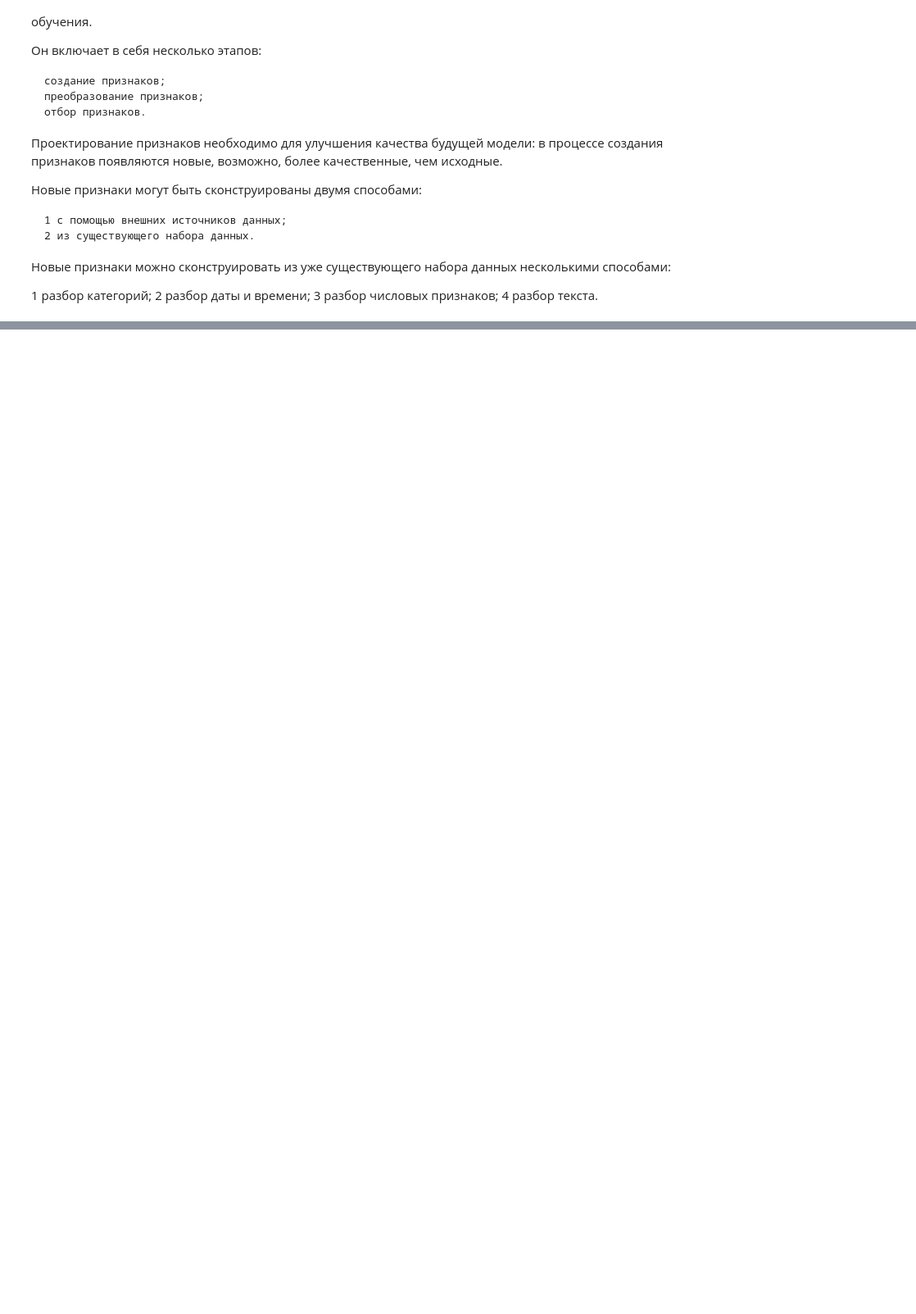
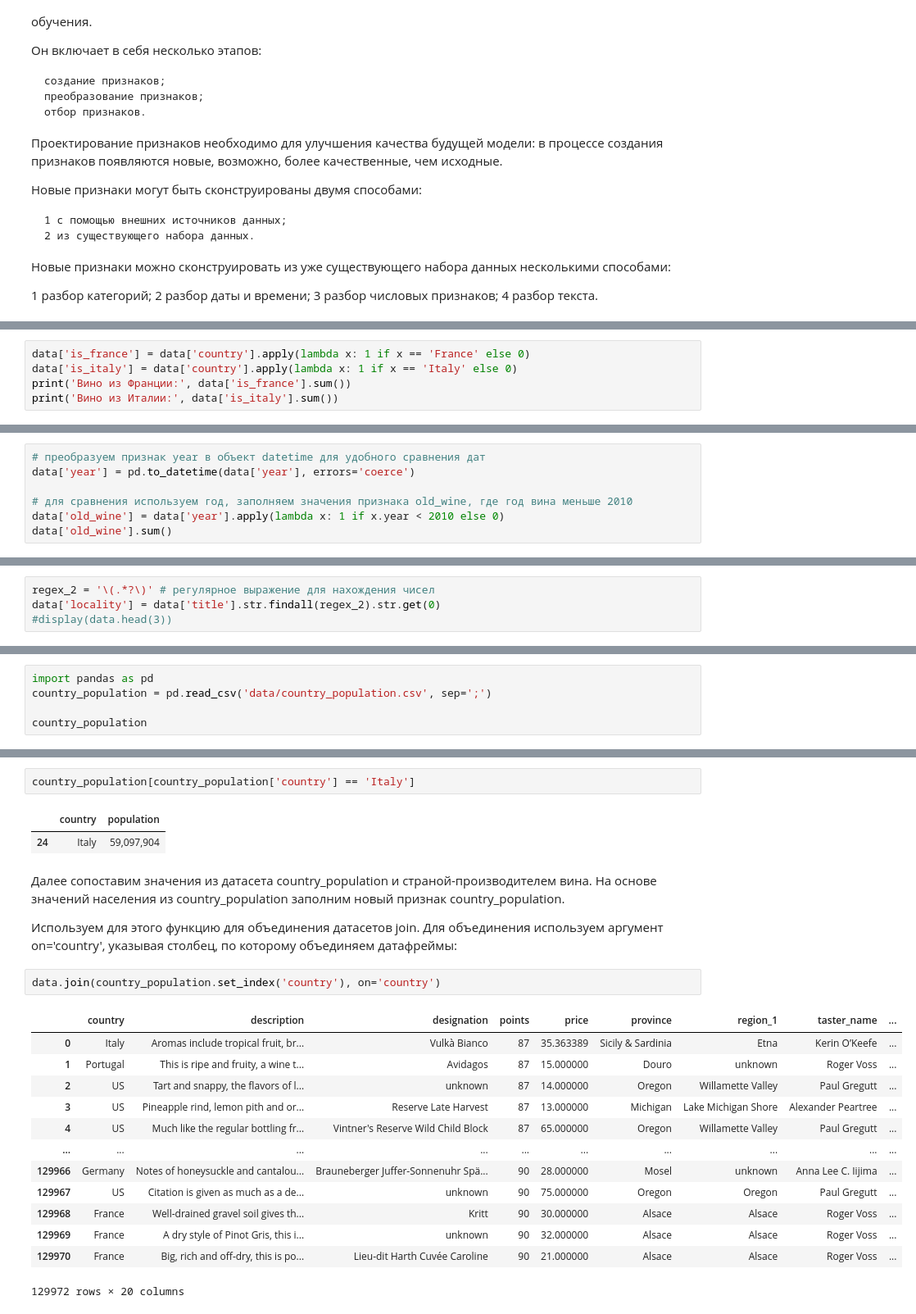
Before and after one commit to AleksandrFrom/SF_DS, a Jupyter notebook: EDA/3-EDA.ipynb, the cells around one changed output, grey strips where cells are left out. Shown at 82% size. Saved outputs shown, nothing was run; the diff lists cells and outputs as text; blank space fills up the shorter version.

```diff
--- a/EDA/3-EDA.ipynb
+++ b/EDA/3-EDA.ipynb
@@ -30,0 +120,5 @@
+# %%
+data['is_france'] = data['country'].apply(lambda x: 1 if x == 'France' else 0)
+data['is_italy'] = data['country'].apply(lambda x: 1 if x == 'Italy' else 0)
+print('Вино из Франции:', data['is_france'].sum())
+print('Вино из Италии:', data['is_italy'].sum())
@@ -30,0 +130,7 @@
+# %%
+# преобразуем признак year в объект datetime для удобного сравнения дат
+data['year'] = pd.to_datetime(data['year'], errors='coerce')
+
+# для сравнения используем год, заполняем значения признака old_wine, где год вина меньше 2010
+data['old_wine'] = data['year'].apply(lambda x: 1 if x.year < 2010 else 0)
+data['old_wine'].sum()
@@ -30,0 +139,4 @@
+# %%
+regex_2 = '\(.*?\)' # регулярное выражение для нахождения чисел
+data['locality'] = data['title'].str.findall(regex_2).str.get(0)
+#display(data.head(3))
@@ -30,0 +163,5 @@
+# %%
+import pandas as pd
+country_population = pd.read_csv('data/country_population.csv', sep=';')
+
+country_population
@@ -30,0 +182,25 @@
+# %%
+country_population[country_population['country'] == 'Italy']
+# %% [output]
+|  | country | population |
+| 24 | Italy | 59,097,904 |
+# %% [markdown]
+Далее сопоставим значения из датасета country_population и страной-производителем вина. На основе значений населения из country_population заполним новый признак country_population.
+
+Используем для этого функцию для объединения датасетов join. Для объединения используем аргумент on='country', указывая столбец, по которому объединяем датафреймы:
+# %%
+data.join(country_population.set_index('country'), on='country')
+# %% [output]
+|  | country | description | designation | points | price | province | region_1 | taster_name | ... |
+| 0 | Italy | Aromas include tropical fruit, br... | Vulkà Bianco | 87 | 35.363389 | Sicily & Sardinia | Etna | Kerin O’Keefe | ... |
+| 1 | Portugal | This is ripe and fruity, a wine t... | Avidagos | 87 | 15.000000 | Douro | unknown | Roger Voss | ... |
+| 2 | US | Tart and snappy, the flavors of l... | unknown | 87 | 14.000000 | Oregon | Willamette Valley | Paul Gregutt | ... |
+| 3 | US | Pineapple rind, lemon pith and or... | Reserve Late Harvest | 87 | 13.000000 | Michigan | Lake Michigan Shore | Alexander Peartree | ... |
+| 4 | US | Much like the regular bottling fr... | Vintner's Reserve Wild Child Block | 87 | 65.000000 | Oregon | Willamette Valley | Paul Gregutt | ... |
+| ... | ... | ... | ... | ... | ... | ... | ... | ... | ... |
+| 129966 | Germany | Notes of honeysuckle and cantalou... | Brauneberger Juffer-Sonnenuhr Spä... | 90 | 28.000000 | Mosel | unknown | Anna Lee C. Iijima | ... |
+| 129967 | US | Citation is given as much as a de... | unknown | 90 | 75.000000 | Oregon | Oregon | Paul Gregutt | ... |
+| 129968 | France | Well-drained gravel soil gives th... | Kritt | 90 | 30.000000 | Alsace | Alsace | Roger Voss | ... |
+| 129969 | France | A dry style of Pinot Gris, this i... | unknown | 90 | 32.000000 | Alsace | Alsace | Roger Voss | ... |
+| 129970 | France | Big, rich and off-dry, this is po... | Lieu-dit Harth Cuvée Caroline | 90 | 21.000000 | Alsace | Alsace | Roger Voss | ... |
+129972 rows × 20 columns
```
Also changed, not shown: parts of 43 cells of this notebook, 2 other files.
